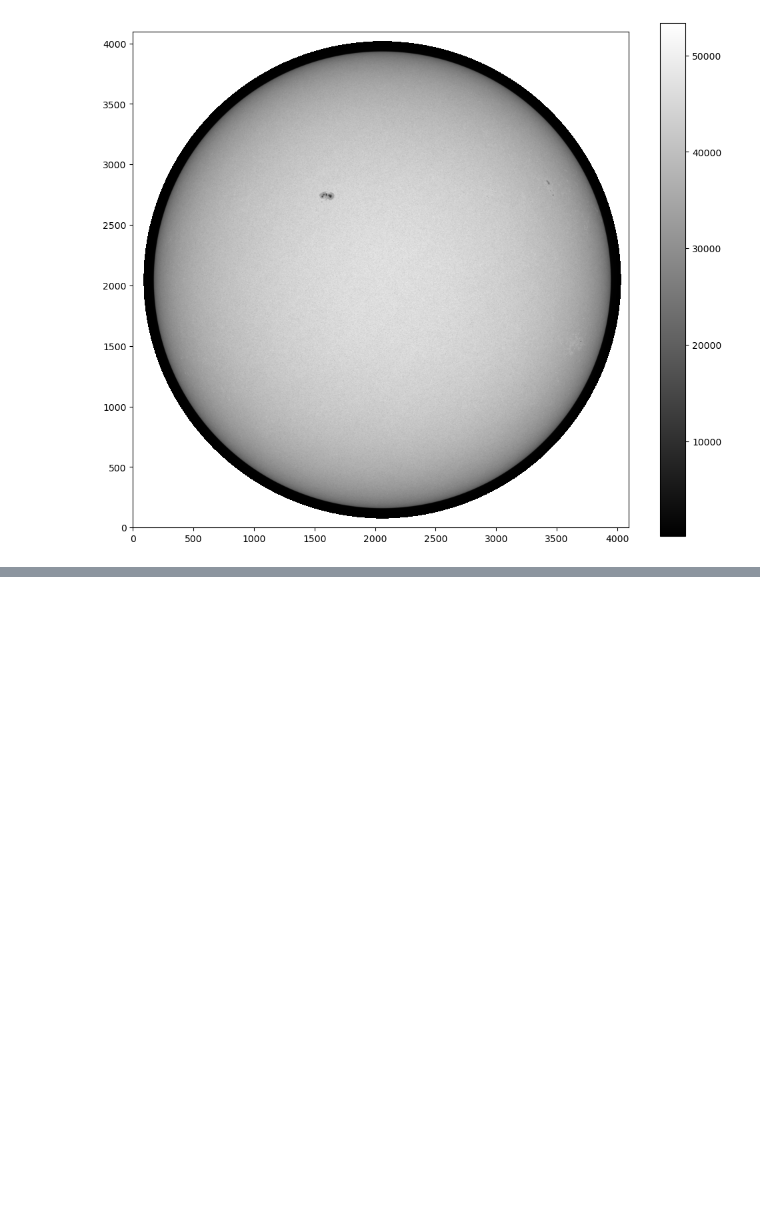
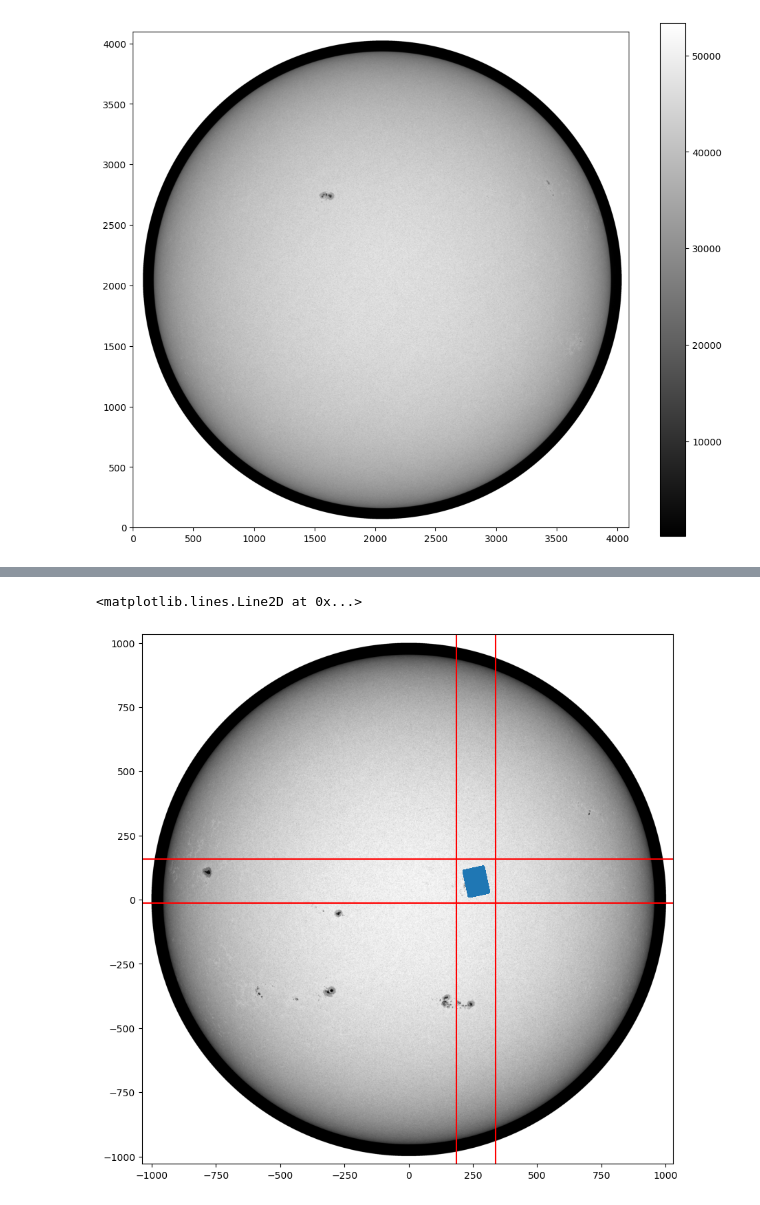
Before and after one commit to jameswcrowley/summer2026_mentoring, a Jupyter notebook: package_tutorial.ipynb, the cells around one changed output, grey strips where cells are left out. Saved outputs shown, nothing was run; the diff lists cells and outputs as text; code cells hidden in the pictures; blank space fills up the shorter version.

```diff
--- a/package_tutorial.ipynb
+++ b/package_tutorial.ipynb
@@ -326,0 +547,40 @@ plt.colorbar()
+# %%
+
+
+
+
+# this might need to be adjusted if we change the coorinate construction, but for now, it's a good starting place:
+
+# First, draw a small box around the DKIST data (don't want to upscale the WHOLE Sun!! Just a small region of HMI around the DKIST data)
+
+delta = 30 # how big of a border (in arcseconds) do we want around the DKIST data when we pull out the HMI data?
+           # This is a bit of a magic number, but it should be big enough to cover any small misalignments between the datasets, but not so big that we're pulling in a ton of extra HMI data that we don't need.
+
+relavent_hmix_indices = (np.argmin(np.abs(np.min(coordinates[:, :, 0]) - delta - hmix[0, :])), np.argmin(np.abs(np.max(coordinates[:, :, 0]) + delta - hmix[0, :])))
+relavent_hmiy_indices = (np.argmin(np.abs(np.min(coordinates[:, :, 1]) - delta - hmiy[:, 0])), np.argmin(np.abs(np.max(coordinates[:, :, 1]) + delta - hmiy[:, 0])))
+
+relavent_hmix = hmix[0, relavent_hmix_indices[1]:relavent_hmix_indices[0]]
+relavent_hmiy = hmiy[relavent_hmiy_indices[1]:relavent_hmiy_indices[0], 0]
+
+
+relavent_hmi_data= hmi_data[::-1, ::-1][relavent_hmiy_indices[1]:relavent_hmiy_indices[0], relavent_hmix_indices[1]:relavent_hmix_indices[0]]
+
+relevant_hmi_grid = np.zeros((relavent_hmi_data.shape[0], relavent_hmi_data.shape[1], 2))
+relevant_hmi_grid[..., 0] = relavent_hmiy[:, None]
+relevant_hmi_grid[..., 1] = relavent_hmix[None, :]
+# %%
+
+plt.figure(figsize = [12, 10])
+plt.imshow(hmi_data[::-1, ::-1]/np.nanmax(hmi_data), extent=[hmix[-1, -1], hmix[0, 0], hmiy[-1, -1], hmiy[0, 0]], origin='lower', vmin = 0.2, vmax = 0.9, cmap = 'grey')
+
+plt.scatter(coordinates[..., 0][::2, ::2], coordinates[..., 1][::2, ::2], s = 2, marker='s')
+
+# the box that we're interpolating over:
+plt.axvline(relavent_hmix[0], c = 'r')
+plt.axvline(relavent_hmix[-1], c = 'r')
+
+plt.axhline(relavent_hmiy[0], c = 'r')
+plt.axhline(relavent_hmiy[-1], c = 'r')
+# %% [output]
+<matplotlib.lines.Line2D at 0x...>
+[figure, added]
```
Also changed, not shown: parts of 19 cells of this notebook, 1 other file.
